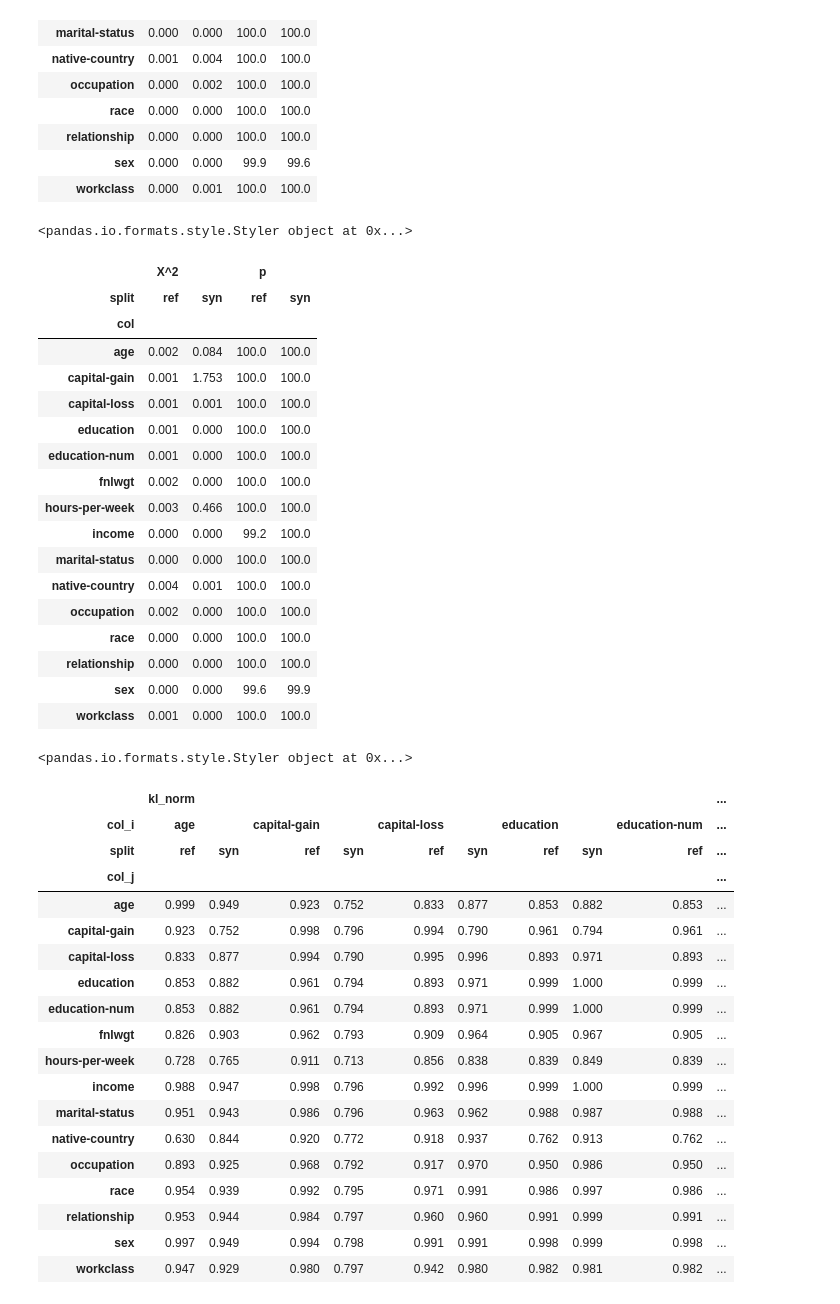
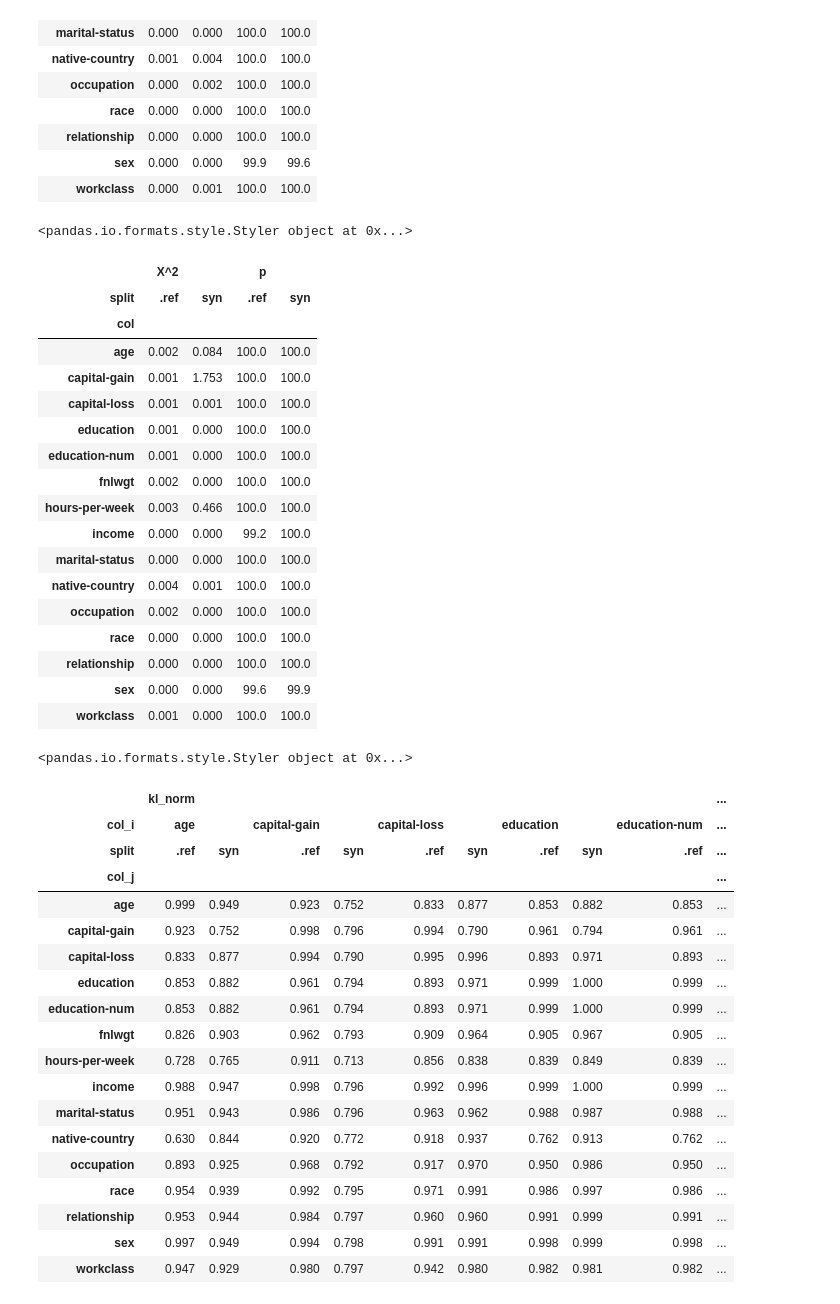
Before and after one commit to pasteur-dev/pasteur, a Jupyter notebook: notebooks/test_distr.ipynb, the cells around one changed output. Drawn from its saved outputs; the diff is of its cells as text; code cells hidden in the pictures.

```diff
--- a/notebooks/test_distr.ipynb
+++ b/notebooks/test_distr.ipynb
@@ -347,11 +347,11 @@ cs_formatters = {
     "X^2": {"precision": 3},
     "p": {"formatter": lambda x: f"{100*x:.1f}"}
 }
-color_dataframe({"ref": ref, "syn": syn}, idx=["col"], cols=[], vals=["X^2", "p"], formatters=cs_formatters, ref_split="ref")
+color_dataframe({"ref": ref, "syn": syn}, idx=["col"], cols=[], vals=["X^2", "p"], formatters=cs_formatters, split_ref="ref")
 # %% [output]
 <pandas.io.formats.style.Styler object at 0x...>
 |  | X^2 |  | p |  |
-| split | ref | syn | ref | syn |
+| split | .ref | syn | .ref | syn |
 | col |  |  |  |  |
 | age | 0.002 | 0.084 | 100.0 | 100.0 |
 | capital-gain | 0.001 | 1.753 | 100.0 | 100.0 |
@@ -371,16 +371,16 @@ color_dataframe({"ref": ref, "syn": syn}, idx=["col"], cols=[], vals=["X^2", "p"
 # %%
 ref = calc_kl(wrk, tst)
 syn = calc_kl(wrk, alg)
 
 kl_formatters = {
     "kl_norm": {"precision": 3}
 }
-color_dataframe({"ref": ref, "syn": syn}, ref_split="ref", idx=["col_j"], cols=["col_i"], vals=["kl_norm"], formatters=kl_formatters)
+color_dataframe({"ref": ref, "syn": syn}, split_ref="ref", idx=["col_j"], cols=["col_i"], vals=["kl_norm"], formatters=kl_formatters)
 # %% [output]
 <pandas.io.formats.style.Styler object at 0x...>
 |  | kl_norm |  |  |  |  |  |  |  |  | ... |
 | col_i | age |  | capital-gain |  | capital-loss |  | education |  | education-num | ... |
-| split | ref | syn | ref | syn | ref | syn | ref | syn | ref | ... |
+| split | .ref | syn | .ref | syn | .ref | syn | .ref | syn | .ref | ... |
 | col_j |  |  |  |  |  |  |  |  |  | ... |
 | age | 0.999 | 0.949 | 0.923 | 0.752 | 0.833 | 0.877 | 0.853 | 0.882 | 0.853 | ... |
 | capital-gain | 0.923 | 0.752 | 0.998 | 0.796 | 0.994 | 0.790 | 0.961 | 0.794 | 0.961 | ... |
```
Also changed, not shown: 8 other files.
